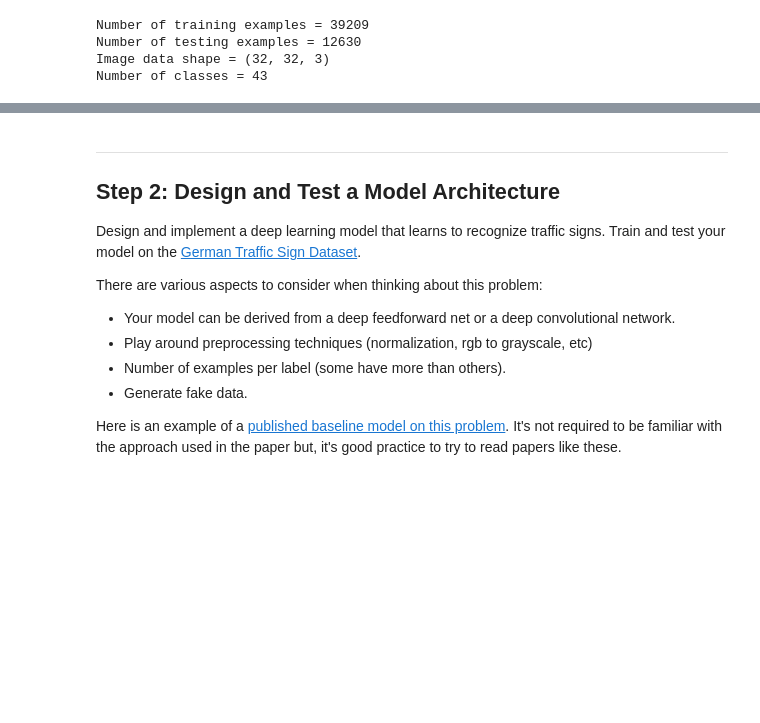
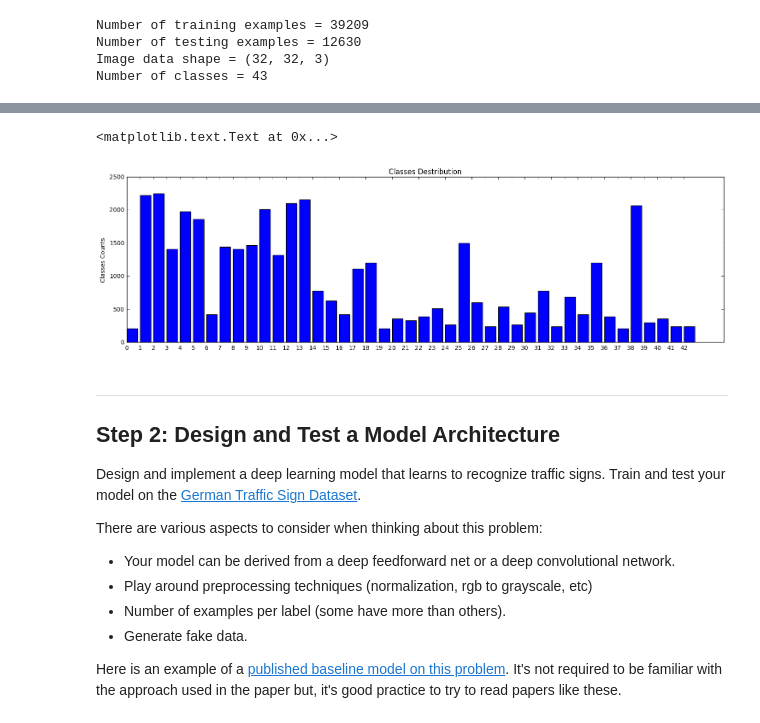
Before and after one commit to bexcite/traffic-signs, a Jupyter notebook: Traffic_Signs_Recognition.ipynb, the cells around one changed output, grey strips where cells are left out. Drawn from its saved outputs; the diff is of its cells as text; code cells hidden in the pictures; blank space fills up the shorter version.

```diff
--- a/Traffic_Signs_Recognition.ipynb
+++ b/Traffic_Signs_Recognition.ipynb
@@ -140,4 +121,21 @@ for c in range(n_classes):
 ... (3 outputs left out)
+# %%
+# Draw the classes distribution in X_train samples
+
+# Count classes samples
+class_counts = np.zeros([n_classes])
+for c in range(n_classes):
+    class_counts[c] = np.sum(y_train == c)
+class_counts
+y_pos = np.arange(n_classes)
+plt.figure(figsize=(18, 5))
+plt.bar(y_pos, class_counts)
+plt.xticks(y_pos)
+plt.ylabel('Classes Counts')
+plt.title('Classes Destribution')
+# %% [output]
+<matplotlib.text.Text at 0x...>
+[figure, added]
 # %% [markdown]
 ----
 
```
Also changed, not shown: parts of 3 cells of this notebook, 1 other file.
